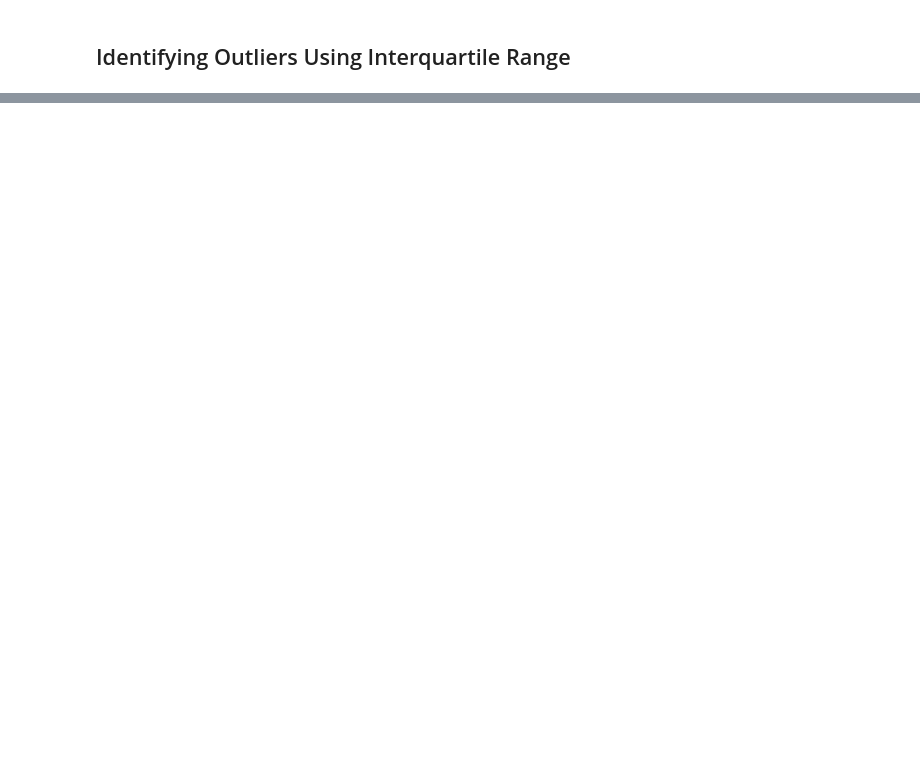
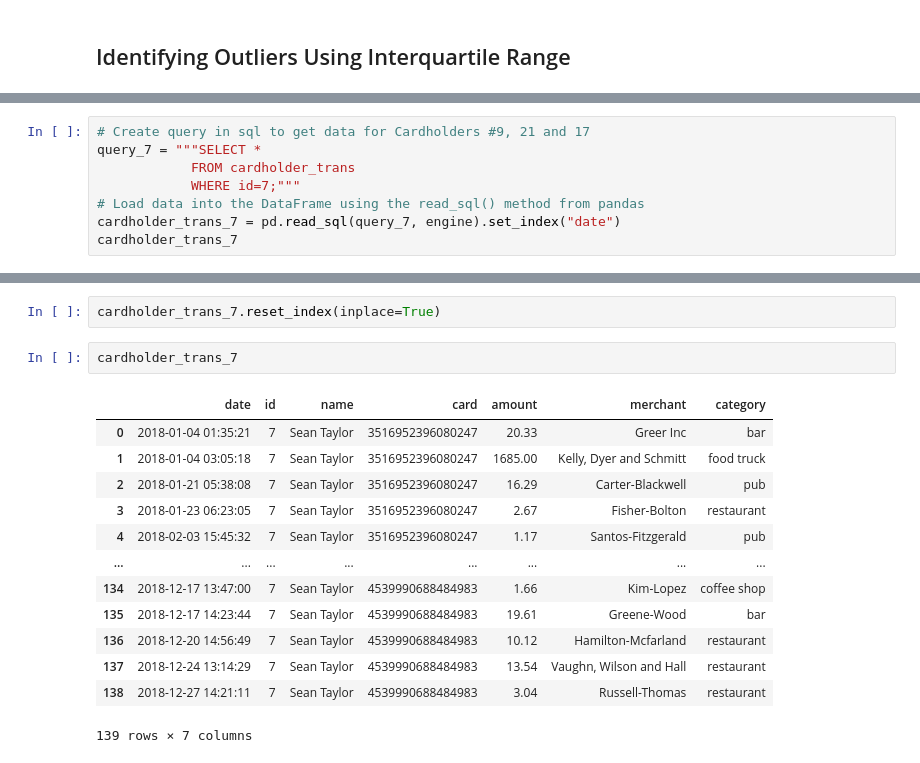
Before and after one commit to Ava33343/Off_The_Hook, a Jupyter notebook: Answers/Code/challenge.ipynb, the cells around one changed output, grey strips where cells are left out. Drawn from its saved outputs; the diff is of its cells as text; blank space fills up the shorter version.

```diff
--- a/Answers/Code/challenge.ipynb
+++ b/Answers/Code/challenge.ipynb
@@ -23,0 +211,8 @@ engine = create_engine("postgresql://postgres:postgres@localhost:5432/fraud_dete
+# %%
+# Create query in sql to get data for Cardholders #9, 21 and 17
+query_7 = """SELECT *
+            FROM cardholder_trans
+            WHERE id=7;"""
+# Load data into the DataFrame using the read_sql() method from pandas
+cardholder_trans_7 = pd.read_sql(query_7, engine).set_index("date")
+cardholder_trans_7
@@ -23,0 +291,18 @@ engine = create_engine("postgresql://postgres:postgres@localhost:5432/fraud_dete
+# %%
+cardholder_trans_7.reset_index(inplace=True)
+# %%
+cardholder_trans_7
+# %% [output]
+|  | date | id | name | card | amount | merchant | category |
+| 0 | 2018-01-04 01:35:21 | 7 | Sean Taylor | 3516952396080247 | 20.33 | Greer Inc | bar |
+| 1 | 2018-01-04 03:05:18 | 7 | Sean Taylor | 3516952396080247 | 1685.00 | Kelly, Dyer and Schmitt | food truck |
+| 2 | 2018-01-21 05:38:08 | 7 | Sean Taylor | 3516952396080247 | 16.29 | Carter-Blackwell | pub |
+| 3 | 2018-01-23 06:23:05 | 7 | Sean Taylor | 3516952396080247 | 2.67 | Fisher-Bolton | restaurant |
+| 4 | 2018-02-03 15:45:32 | 7 | Sean Taylor | 3516952396080247 | 1.17 | Santos-Fitzgerald | pub |
+| ... | ... | ... | ... | ... | ... | ... | ... |
+| 134 | 2018-12-17 13:47:00 | 7 | Sean Taylor | 4539990688484983 | 1.66 | Kim-Lopez | coffee shop |
+| 135 | 2018-12-17 14:23:44 | 7 | Sean Taylor | 4539990688484983 | 19.61 | Greene-Wood | bar |
+| 136 | 2018-12-20 14:56:49 | 7 | Sean Taylor | 4539990688484983 | 10.12 | Hamilton-Mcfarland | restaurant |
+| 137 | 2018-12-24 13:14:29 | 7 | Sean Taylor | 4539990688484983 | 13.54 | Vaughn, Wilson and Hall | restaurant |
+| 138 | 2018-12-27 14:21:11 | 7 | Sean Taylor | 4539990688484983 | 3.04 | Russell-Thomas | restaurant |
+139 rows × 7 columns
```
Also changed, not shown: parts of 43 cells of this notebook, 2 other files.
